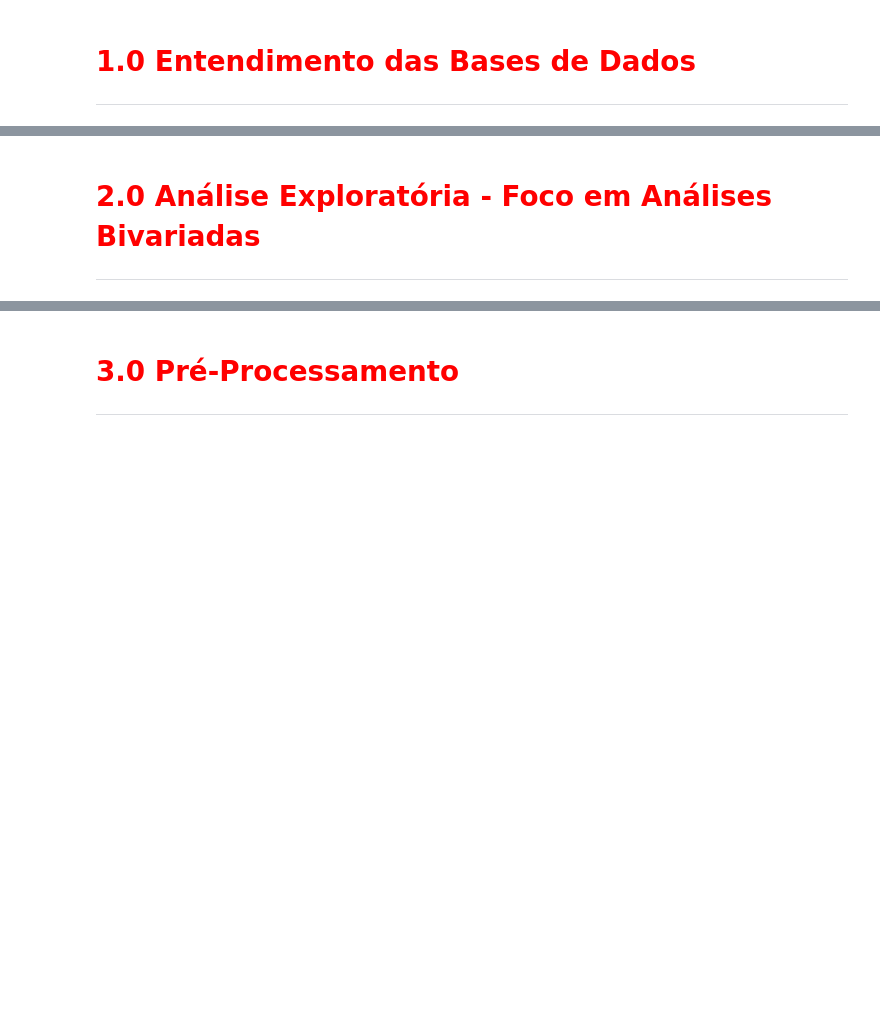
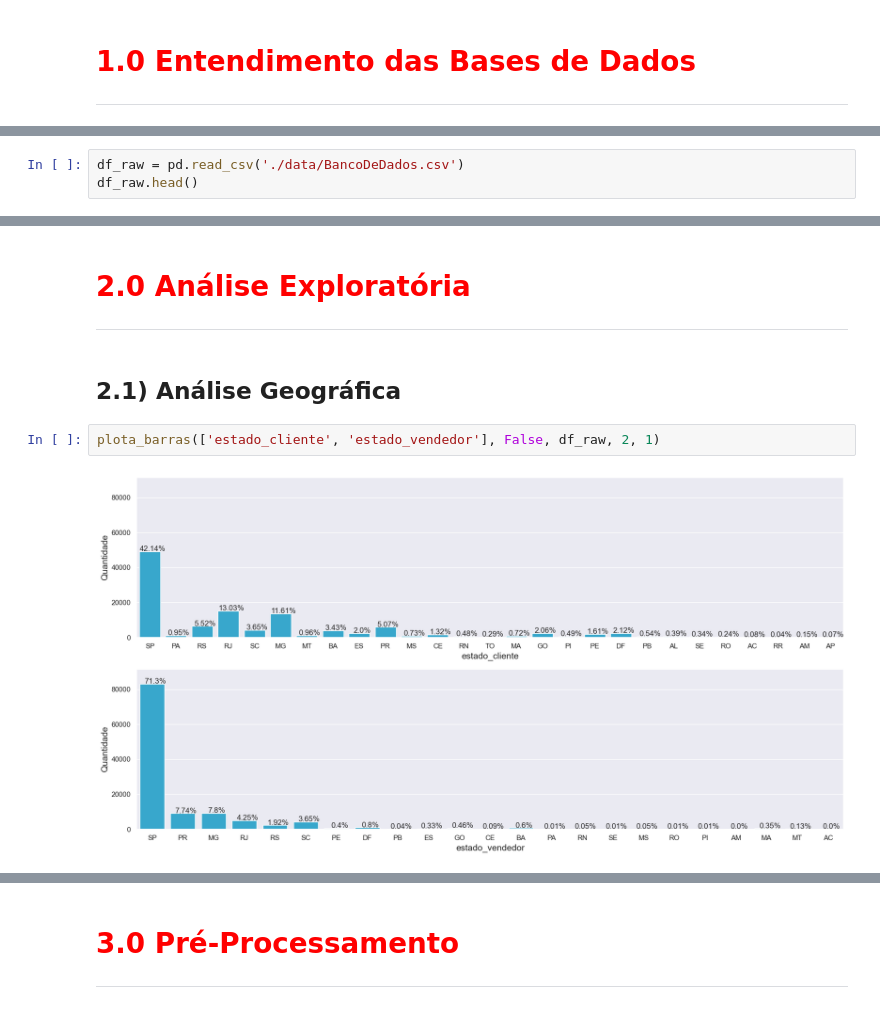
Before and after one commit to leonardovargas10/Modelo_Segmentacao_Clientes, a Jupyter notebook: segmentacao_clientes_marketing.ipynb, the cells around one changed output, grey strips where cells are left out. Saved outputs shown, nothing was run; the diff lists cells and outputs as text; blank space fills up the shorter version.

```diff
--- a/segmentacao_clientes_marketing.ipynb
+++ b/segmentacao_clientes_marketing.ipynb
@@ -79,0 +352,3 @@ warnings.simplefilter(action='ignore', category=FutureWarning) # Retira Future W
+# %%
+df_raw = pd.read_csv('./data/BancoDeDados.csv')
+df_raw.head()
@@ -80,3 +397,9 @@ warnings.simplefilter(action='ignore', category=FutureWarning) # Retira Future W
 # %% [markdown]
-# <font color='red' style='font-size: 40px;'> 2.0 Análise Exploratória - Foco em Análises Bivariadas </font>
+# <font color='red' style='font-size: 40px;'> 2.0 Análise Exploratória  </font>
 <hr style='border: 2px solid red;'>
+# %% [markdown]
+## 2.1) Análise Geográfica
+# %%
+plota_barras(['estado_cliente', 'estado_vendedor'], False, df_raw, 2, 1)
+# %% [output]
+[figure, added]
```
Also changed, not shown: parts of 16 cells of this notebook, 1 other file.
